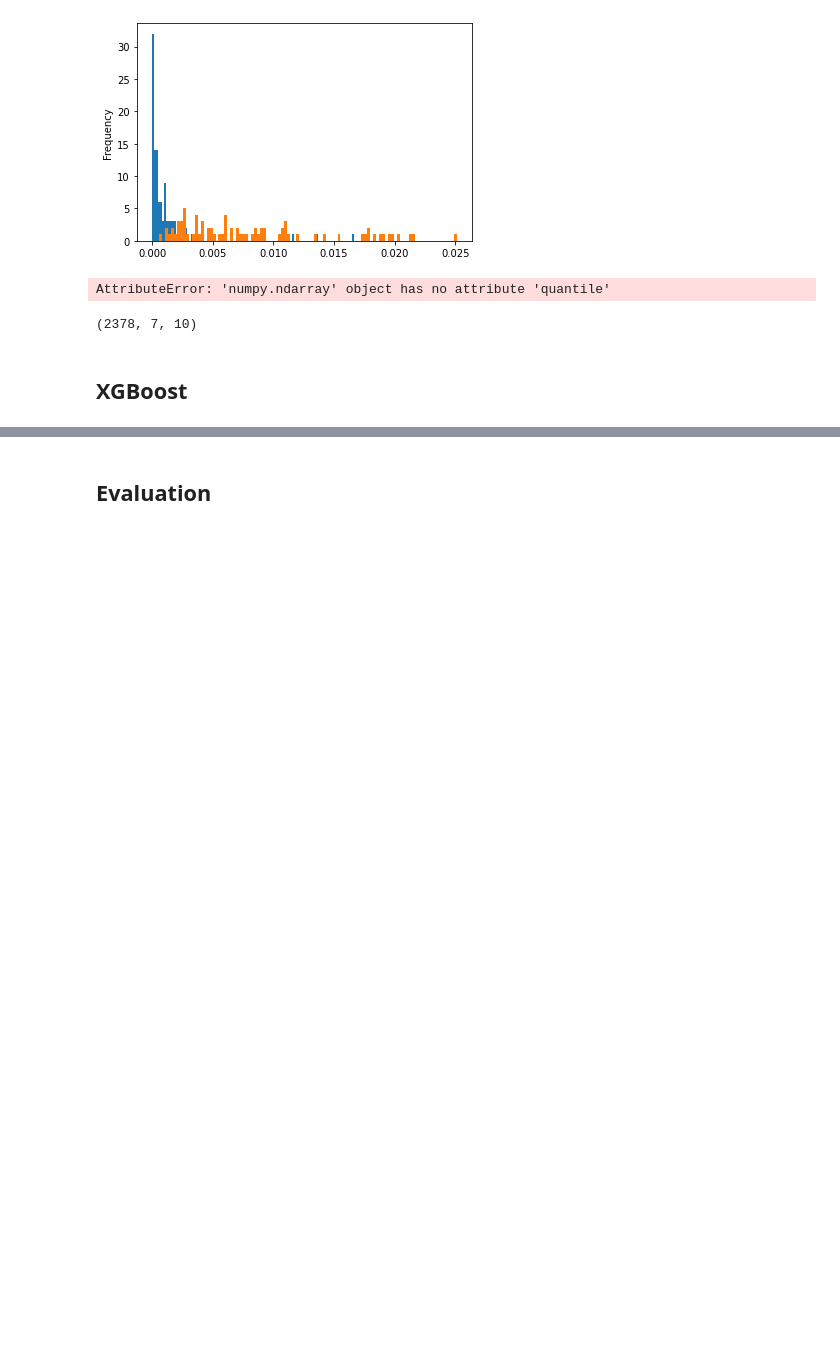
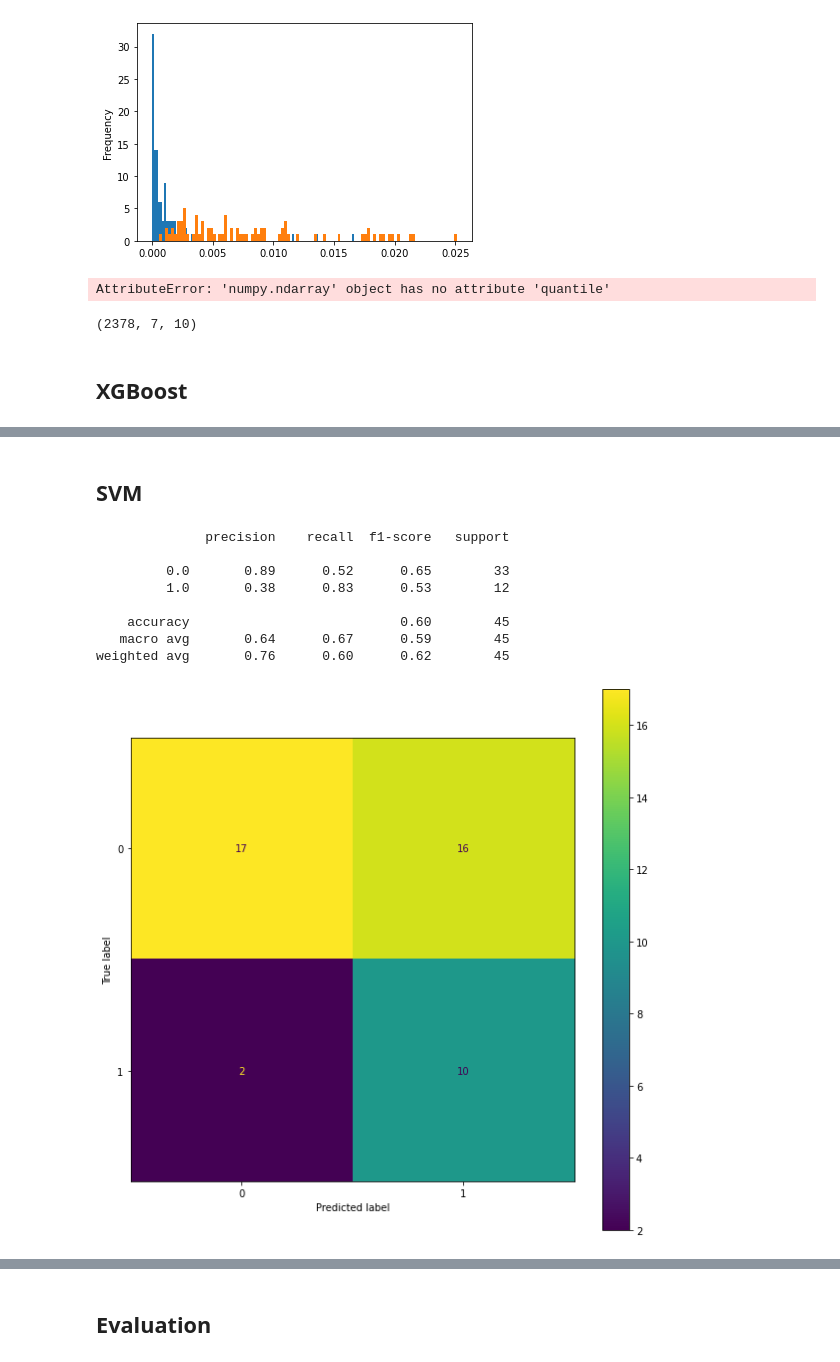
Before and after one commit to Protechted/AI-Model-Training, a Jupyter notebook: training/data_exploration.ipynb, the cells around one changed output, grey strips where cells are left out. Cells and saved outputs as stored; diff of their text form; code cells hidden in the pictures; blank space fills up the shorter version.

```diff
--- a/training/data_exploration.ipynb
+++ b/training/data_exploration.ipynb
@@ -228,0 +271,28 @@ best_model.save_model("../models/xgb-capybara-2.bin")
+# %% [markdown]
+## SVM
+# %%
+from sklearn.svm import SVC
+
+svc = SVC(kernel='sigmoid', C=1, degree=4, gamma='scale', random_state=42, class_weight='balanced')
+svc.fit(X_train, y_train)
+pred_svc = svc.predict(X_test)
+print(classification_report(y_test, pred_svc))
+
+# get confusion matrix
+plt.rcParams['figure.figsize'] = (10, 10)
+
+cm = confusion_matrix(y_test, pred_svc, labels=[0, 1])
+disp = ConfusionMatrixDisplay(confusion_matrix=cm,
+                              display_labels=[0, 1])
+disp.plot()
+plt.show()
+# %% [output]
+              precision    recall  f1-score   support
+
+         0.0       0.89      0.52      0.65        33
+         1.0       0.38      0.83      0.53        12
+
+    accuracy                           0.60        45
+   macro avg       0.64      0.67      0.59        45
+weighted avg       0.76      0.60      0.62        45
+[figure, added]
```
Also changed, not shown: parts of 33 cells of this notebook, 3 other files.
